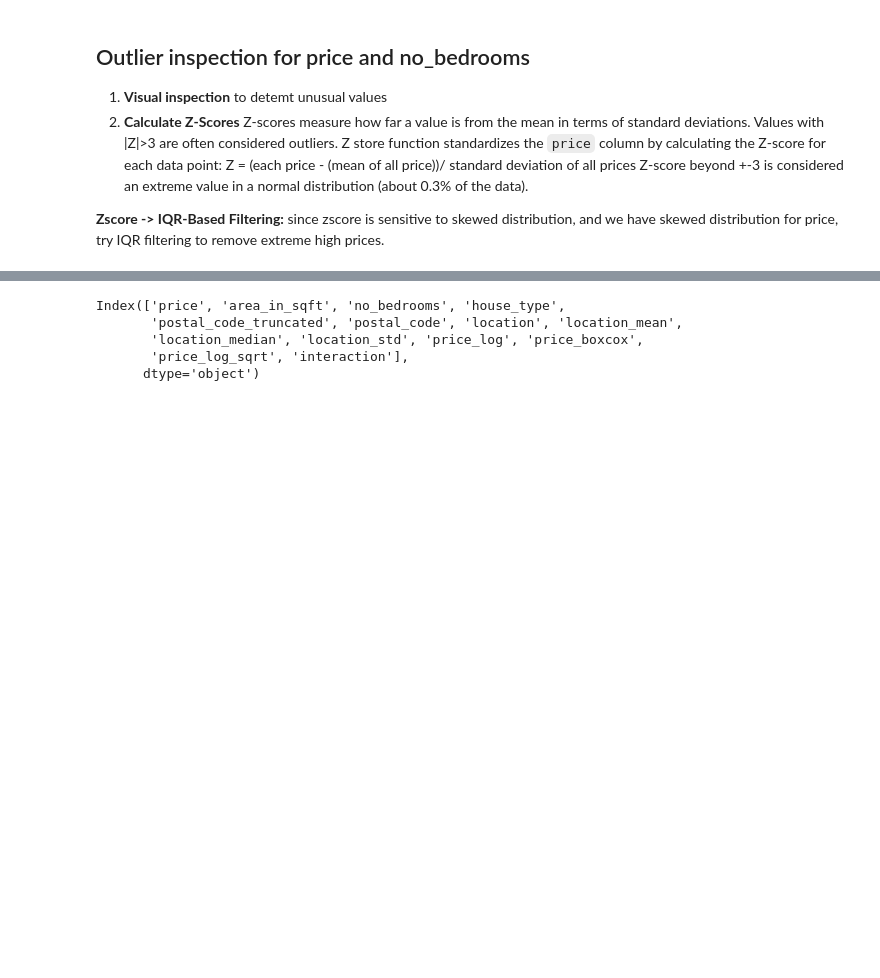
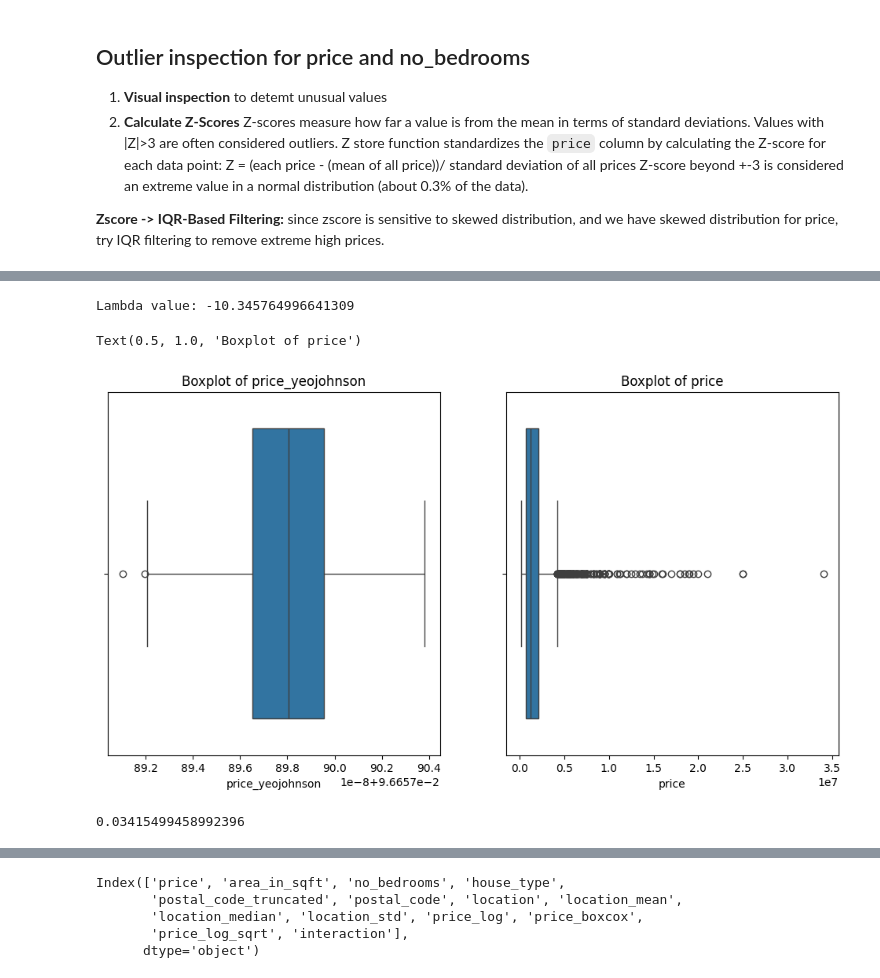
Before and after one commit to jee3153/london_housing_prediction, a Jupyter notebook: london_housing.ipynb, the cells around one changed output, grey strips where cells are left out. Drawn from its saved outputs; the diff is of its cells as text; code cells hidden in the pictures; blank space fills up the shorter version.

```diff
--- a/london_housing.ipynb
+++ b/london_housing.ipynb
@@ -520,0 +520,24 @@ Text(0.5, 1.0, 'Boxplot of price')
+# %%
+transformed_price, lambda_value = stats.yeojohnson(temp_df['price_log_sqrt'])
+temp_df['price_yeojohnson'] = transformed_price
+
+print(f"Lambda value: {lambda_value}")
+# %% [output]
+Lambda value: -10.345764996641309
+# %%
+plt.figure(figsize=(12, 6))
+
+plt.subplot(1, 2, 1)
+sns.boxplot(x=temp_df['price_yeojohnson'])
+plt.title('Boxplot of price_yeojohnson')
+
+plt.subplot(1, 2, 2)
+sns.boxplot(x=temp_df['price'])
+plt.title('Boxplot of price')
+# %% [output]
+Text(0.5, 1.0, 'Boxplot of price')
+[figure, added]
+# %%
+print(skew(temp_df['price_yeojohnson']))
+# %% [output]
+0.03415499458992396
```
Also changed, not shown: parts of 11 cells of this notebook, 1 other file.
